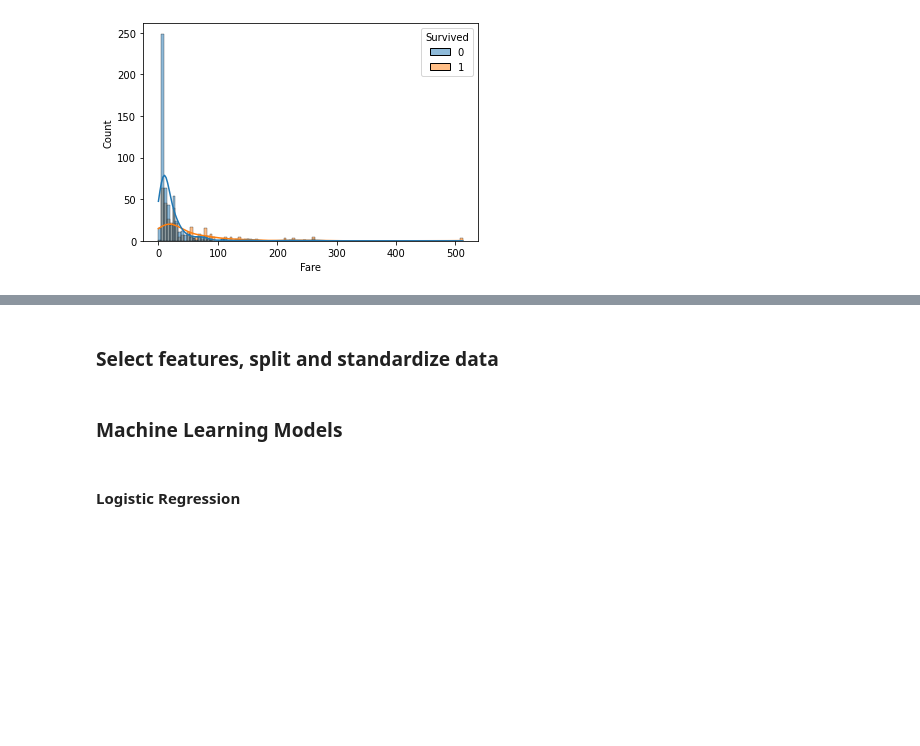
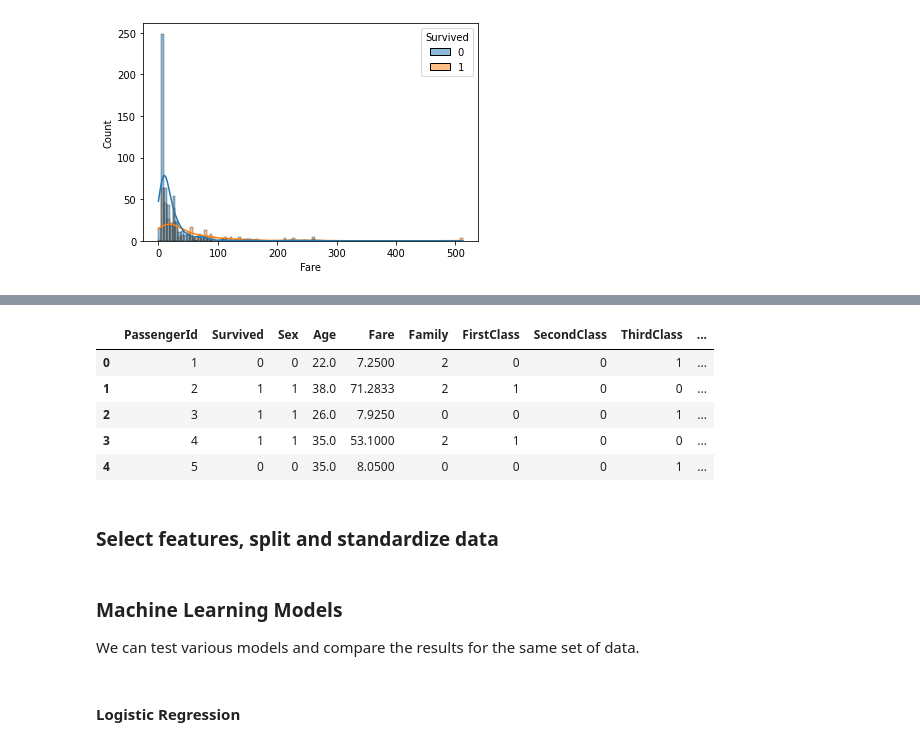
Before and after one commit to zele95/Kaggle_Titanic_ML, a Jupyter notebook: main.ipynb, the cells around one changed output, grey strips where cells are left out. Cells and saved outputs as stored; diff of their text form; code cells hidden in the pictures; blank space fills up the shorter version.

```diff
--- a/main.ipynb
+++ b/main.ipynb
@@ -144,12 +147,0 @@ Now, new features can be created in order to check if the contribution of the ne
-# %%
-# Whether they were alone on the boat or not
-df_train['Alone'] = (df_train['SibSp'] + df_train['SibSp']) == 0
-df_train['Alone'] = df_train['Alone'].astype(int)
-
-# With how many family members
-df_train['Family'] = df_train['SibSp'] + df_train['SibSp']
-
-# Create different class columns
-df_train[['FirstClass','SecondClass','ThirdClass']] = pd.get_dummies(df_train.Pclass)
-
-# df_train['Embarked'] = pd.get_dummies(df_train.Embarked)
@@ -174,3 +168,21 @@ df_train[['FirstClass','SecondClass','ThirdClass']] = pd.get_dummies(df_train.Pc
+# %%
+# Create different class columns
+df_train[['FirstClass','SecondClass','ThirdClass']] = pd.get_dummies(df_train.Pclass)
+
+# Create different embarked columns
+df_train[['Embarked_C','Embarked_Q','Embarked_S']] = pd.get_dummies(df_train.Embarked)
+
+# drop old columns
+df_train.drop(columns = ['Embarked','Pclass','SibSp','Parch'],inplace = True)
+
+df_train.head()
+# %% [output]
+|  | PassengerId | Survived | Sex | Age | Fare | Family | FirstClass | SecondClass | ThirdClass | ... |
+| 0 | 1 | 0 | 0 | 22.0 | 7.2500 | 2 | 0 | 0 | 1 | ... |
+| 1 | 2 | 1 | 1 | 38.0 | 71.2833 | 2 | 1 | 0 | 0 | ... |
+| 2 | 3 | 1 | 1 | 26.0 | 7.9250 | 0 | 0 | 0 | 1 | ... |
+| 3 | 4 | 1 | 1 | 35.0 | 53.1000 | 2 | 1 | 0 | 0 | ... |
+| 4 | 5 | 0 | 0 | 35.0 | 8.0500 | 0 | 0 | 0 | 1 | ... |
 # %% [markdown]
 ### Select features, split and standardize data
 # %%
@@ -191,8 +204,10 @@ X_train, X_test,y_train, y_test = train_test_split(features,survival, test_size
 stdScaler = StandardScaler()
 X_train_std = stdScaler.fit_transform(X_train)
 X_test_std = stdScaler.transform(X_test)
-# %% [markdown]
-### **Machine Learning Models**
+# %% [markdown]
+### **Machine Learning Models**
+
+We can test various models and compare the results for the same set of data.
 # %% [markdown]
 #### Logistic Regression
 # %%
```
Also changed, not shown: parts of 30 cells of this notebook, 1 other file.
